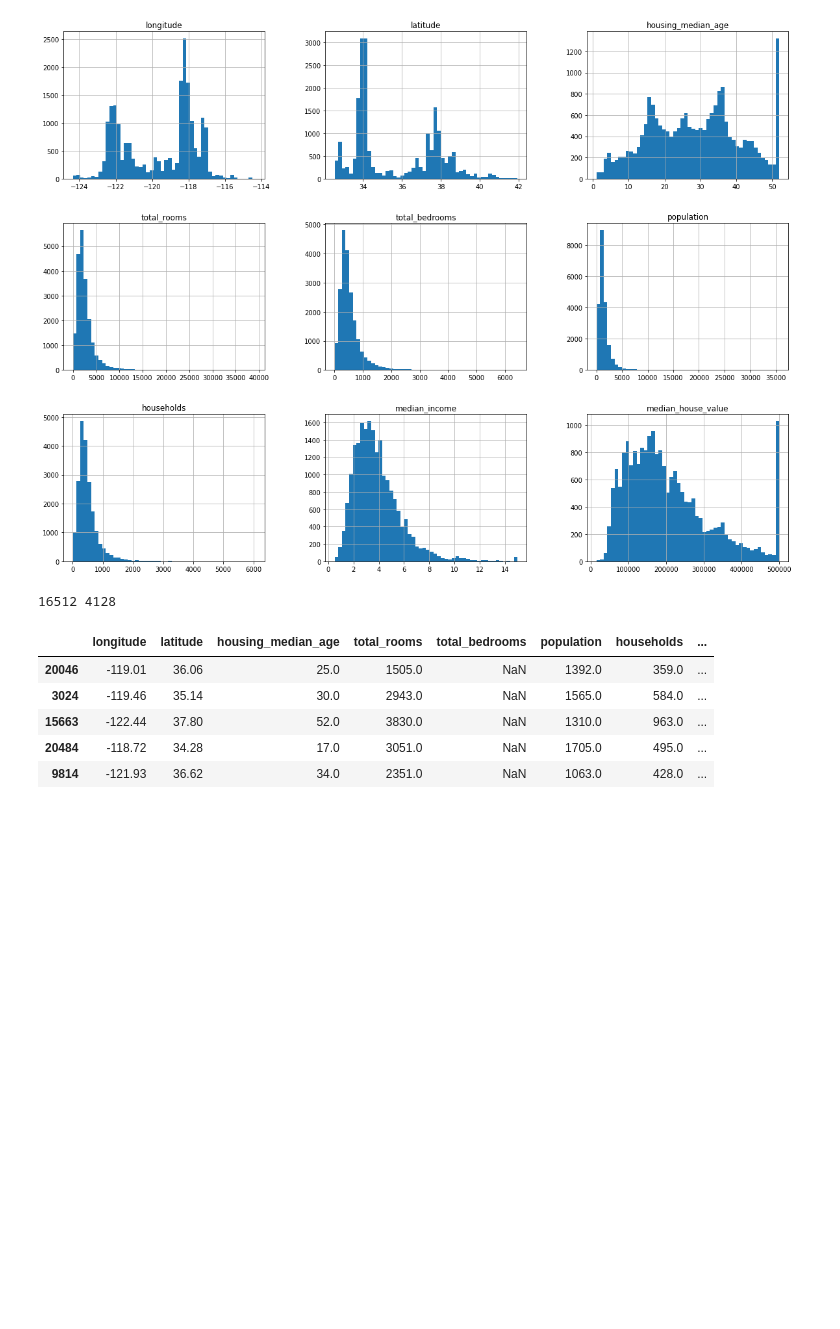
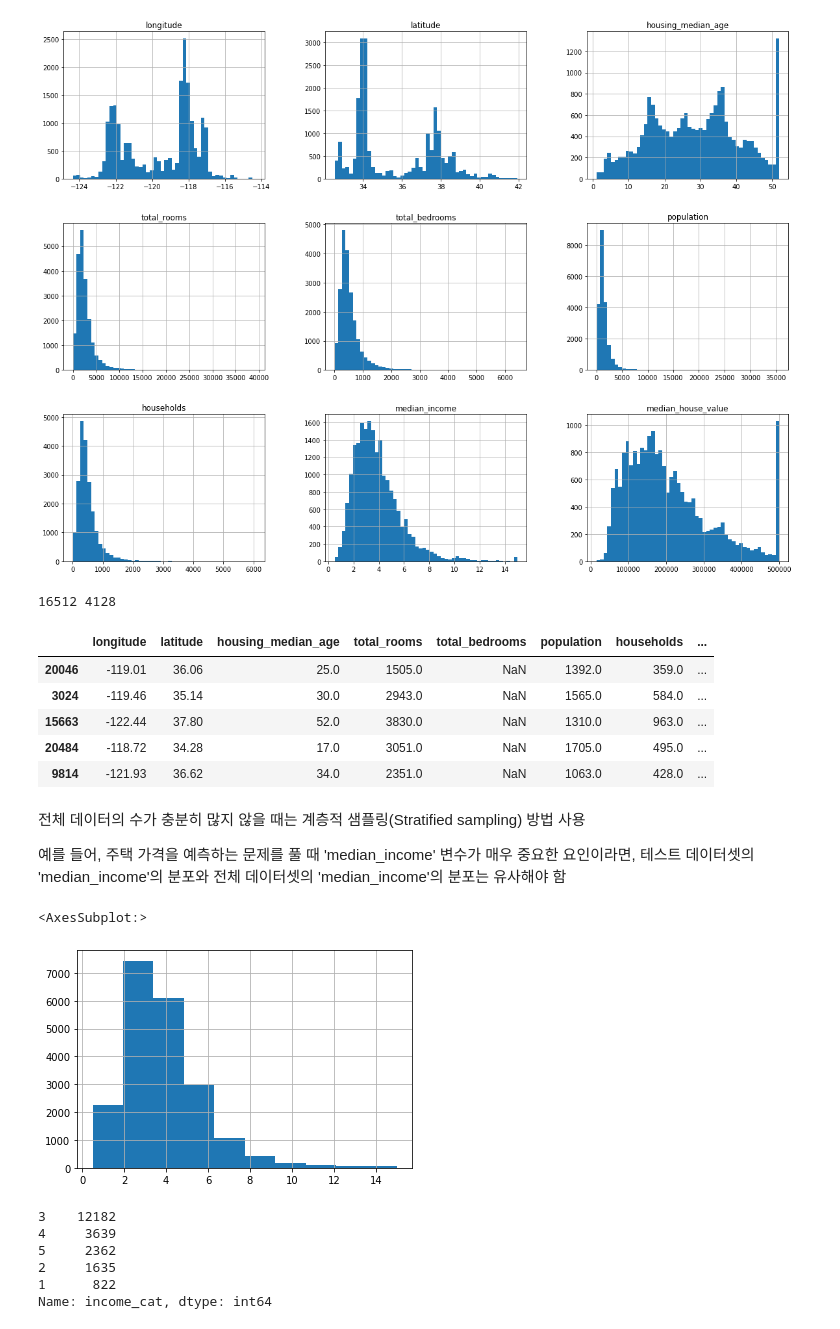
Before and after one commit to haebzzzang/dachungcam, a Jupyter notebook: 3week/chapter 02.ipynb, the cells around one changed output. Cells and saved outputs as stored; diff of their text form; code cells hidden in the pictures; blank space fills up the shorter version.

```diff
--- a/3week/chapter 02.ipynb
+++ b/3week/chapter 02.ipynb
@@ -92,3 +92,27 @@ test_set.head()
 | 15663 | -122.44 | 37.80 | 52.0 | 3830.0 | NaN | 1310.0 | 963.0 | ... |
 | 20484 | -118.72 | 34.28 | 17.0 | 3051.0 | NaN | 1705.0 | 495.0 | ... |
 | 9814 | -121.93 | 36.62 | 34.0 | 2351.0 | NaN | 1063.0 | 428.0 | ... |
+# %% [markdown]
+전체 데이터의 수가 충분히 많지 않을 때는 계층적 샘플링(Stratified sampling) 방법 사용
+
+예를 들어, 주택 가격을 예측하는 문제를 풀 때 'median_income' 변수가 매우 중요한 요인이라면,
+테스트 데이터셋의 'median_income'의 분포와 전체 데이터셋의 'median_income'의 분포는 유사해야 함
+# %%
+housing["median_income"].hist()
+# %% [output]
+<AxesSubplot:>
+[figure, added]
+# %%
+## 소득을 5개의 카테고리로 구분하여 새로운 컬럼 생성
+housing["income_cat"] = pd.cut(housing["median_income"],
+                            bins = [0., 1.5, 2.0, 4.5, 6., np.inf],
+                            labels = [1, 2, 3, 4, 5])
+
+housing["income_cat"].value_counts()
+# %% [output]
+3    12182
+4     3639
+5     2362
+2     1635
+1      822
+Name: income_cat, dtype: int64
```
Also changed, not shown: parts of 4 cells of this notebook.
